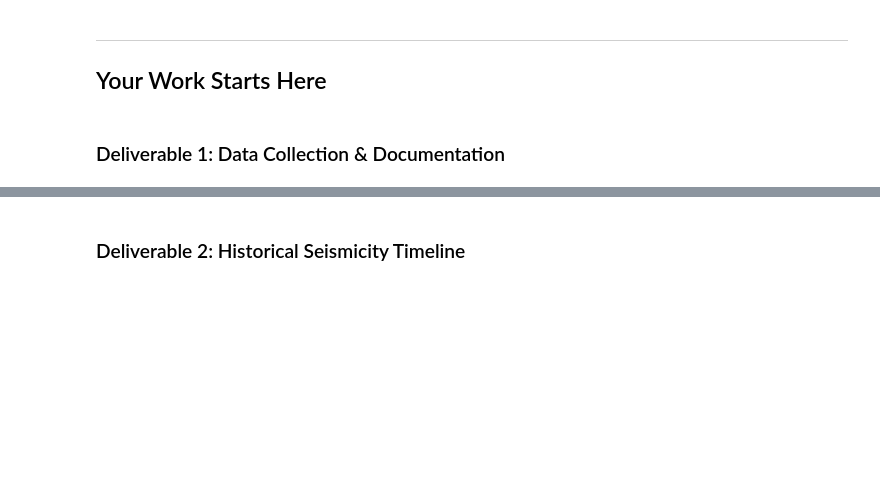
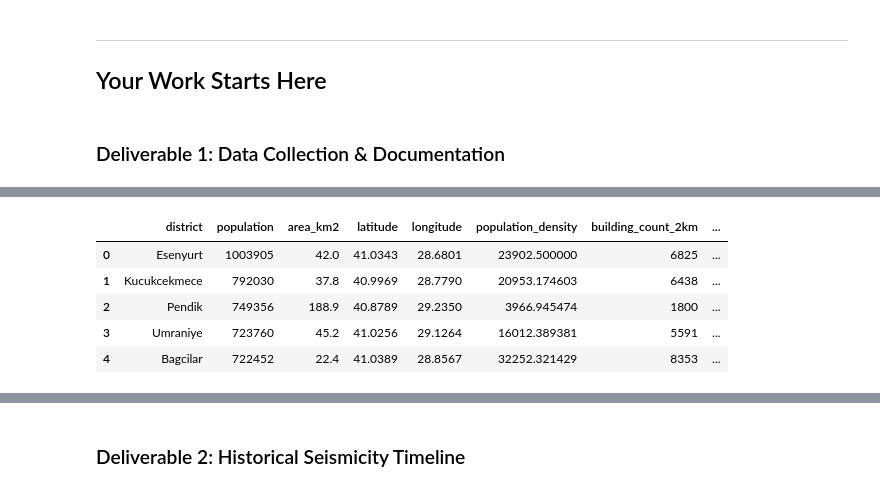
Before and after one commit to aaadidu/CE49X, a Jupyter notebook: Week04_Matplotlib_Visualization/lab/Lab04_Istanbul_Earthquake_Risk_Dashboard.ipynb, the cells around one changed output, grey strips where cells are left out. Cells and saved outputs as stored; diff of their text form; code cells hidden in the pictures; blank space fills up the shorter version.

Commit message:
Stabilize Dataset 2 loading for offline execution and remove Wikipedia HTTP dependency.
Uses embedded district table so Run All completes without HTTP 403 interruptions.

Made-with: Cursor

```diff
--- a/Week04_Matplotlib_Visualization/lab/Lab04_Istanbul_Earthquake_Risk_Dashboard.ipynb
+++ b/Week04_Matplotlib_Visualization/lab/Lab04_Istanbul_Earthquake_Risk_Dashboard.ipynb
@@ -456,64 +457,28 @@ Descriptive statistics:
 | max | 41.500000 | 30.999000 | 57.000000 | 7.600000 | 2025.000000 |
 # %%
 # === Dataset 2: Building / Population Data ===
-# Source 1 (primary): Wikipedia - List of districts of Istanbul
-# URL: https://en.wikipedia.org/wiki/List_of_districts_of_Istanbul
-# Source 2 (fallback): static district table embedded in notebook (same variables)
+# Source: Embedded district table (offline/reproducible)
+# Reference URL for original table: https://en.wikipedia.org/wiki/List_of_districts_of_Istanbul
 # Date accessed: ACCESS_DATE
 # Method:
-#   1) Read district population/area table from Wikipedia.
-#   2) If unavailable, use a local fallback table for major districts.
-#   3) Use district-center coordinates and create a building-density proxy metric.
+#   1) Use a fixed district population/area table (15 major districts).
+#   2) Assign representative district-center coordinates.
+#   3) Build a stable building-density proxy metric from density + area.
 
-try:
-    wiki_tables = pd.read_html("https://en.wikipedia.org/wiki/List_of_districts_of_Istanbul")
-    df_wiki = None
-    for t in wiki_tables:
-        cols = [str(c).lower() for c in t.columns]
-        if any("district" in c for c in cols) and any("population" in c for c in cols):
-            df_wiki = t.copy()
-            break
+# Internet-free, reproducible table to avoid run-time HTTP 403 issues.
+fallback_rows = [
+    ("Esenyurt", 1003905, 42.0), ("Kucukcekmece", 792030, 37.8),
+    ("Pendik", 749356, 188.9), ("Umraniye", 723760, 45.2),
+    ("Bagcilar", 722452, 22.4), ("Bahcelievler", 594350, 16.7),
+    ("Sultangazi", 548762, 36.7), ("Gaziosmanpasa", 495998, 11.8),
+    ("Maltepe", 525566, 53.3), ("Kadikoy", 485233, 25.2),
+    ("Kartal", 483418, 38.5), ("Fatih", 368227, 15.6),
+    ("Besiktas", 176928, 18.0), ("Sisli", 274289, 9.9),
+    ("Beylikduzu", 415655, 37.3),
+]
 
-    if df_wiki is None:
-        raise ValueError("District population table not found")
-
-    col_map = {}
-    for c in df_wiki.columns:
-        cl = str(c).lower()
-        if "district" in cl:
-            col_map[c] = "district"
-        elif "population" in cl:
-            col_map[c] = "population"
-        elif "area" in cl:
-            col_map[c] = "area_km2"
-
-    df_districts = df_wiki.rename(columns=col_map)
-    df_districts = df_districts[["district", "population", "area_km2"]].copy()
-
-    for c in ["population", "area_km2"]:
-        df_districts[c] = (
-            df_districts[c]
-            .astype(str)
-            .str.replace(",", "", regex=False)
-            .str.extract(r"([0-9]+\.?[0-9]*)", expand=False)
-        )
-        df_districts[c] = pd.to_numeric(df_districts[c], errors="coerce")
-
-    district_source_note = "Wikipedia live table"
-except Exception:
-    # Fallback for offline execution
-    fallback_rows = [
-        ("Esenyurt", 1003905, 42.0), ("Kucukcekmece", 792030, 37.8),
-        ("Pendik", 749356, 188.9), ("Umraniye", 723760, 45.2),
-        ("Bagcilar", 722452, 22.4), ("Bahcelievler", 594350, 16.7),
-        ("Sultangazi", 548762, 36.7), ("Gaziosmanpasa", 495998, 11.8),
-        ("Maltepe", 525566, 53.3), ("Kadikoy", 485233, 25.2),
-        ("Kartal", 483418, 38.5), ("Fatih", 368227, 15.6),
-        ("Besiktas", 176928, 18.0), ("Sisli", 274289, 9.9),
-        ("Beylikduzu", 415655, 37.3),
-    ]
-    df_districts = pd.DataFrame(fallback_rows, columns=["district", "population", "area_km2"])
-    district_source_note = "Embedded fallback table (offline mode)"
+df_districts = pd.DataFrame(fallback_rows, columns=["district", "population", "area_km2"])
+district_source_note = "Embedded fallback table (offline mode)"
 
 df_districts = df_districts.dropna(subset=["district", "population", "area_km2"])
 df_districts = df_districts[df_districts["population"] > 0].copy()
@@ -522,7 +487,7 @@ df_districts = df_districts[df_districts["population"] > 0].copy()
 n_districts = 15
 df_districts = df_districts.sort_values("population", ascending=False).head(n_districts).copy()
 
-# District center coordinates (approximate)
+# District center coordinates (representative points, approximate)
 district_coords = {
     "Esenyurt": (41.0343, 28.6801), "Kucukcekmece": (40.9969, 28.7790),
     "Pendik": (40.8789, 29.2350), "Umraniye": (41.0256, 29.1264),
@@ -537,8 +502,7 @@ district_coords = {
 df_districts["latitude"] = df_districts["district"].map(lambda d: district_coords.get(d, (np.nan, np.nan))[0])
 df_districts["longitude"] = df_districts["district"].map(lambda d: district_coords.get(d, (np.nan, np.nan))[1])
 
-# Building metric proxy (stable/offline): proportional to population density and area form
-# This keeps the dashboard reproducible when external APIs are not reachable.
+# Building metric proxy (stable/offline): proportional to population density and area form.
 df_districts["population_density"] = df_districts["population"] / df_districts["area_km2"]
 density_norm = (df_districts["population_density"] - df_districts["population_density"].min()) / (
     df_districts["population_density"].max() - df_districts["population_density"].min()
@@ -562,0 +530,6 @@ HTTPError: HTTP Error 403: Forbidden
+|  | district | population | area_km2 | latitude | longitude | population_density | building_count_2km | ... |
+| 0 | Esenyurt | 1003905 | 42.0 | 41.0343 | 28.6801 | 23902.500000 | 6825 | ... |
+| 1 | Kucukcekmece | 792030 | 37.8 | 40.9969 | 28.7790 | 20953.174603 | 6438 | ... |
+| 2 | Pendik | 749356 | 188.9 | 40.8789 | 29.2350 | 3966.945474 | 1800 | ... |
+| 3 | Umraniye | 723760 | 45.2 | 41.0256 | 29.1264 | 16012.389381 | 5591 | ... |
+| 4 | Bagcilar | 722452 | 22.4 | 41.0389 | 28.8567 | 32252.321429 | 8353 | ... |
```
Also changed, not shown: parts of 8 cells of this notebook.
